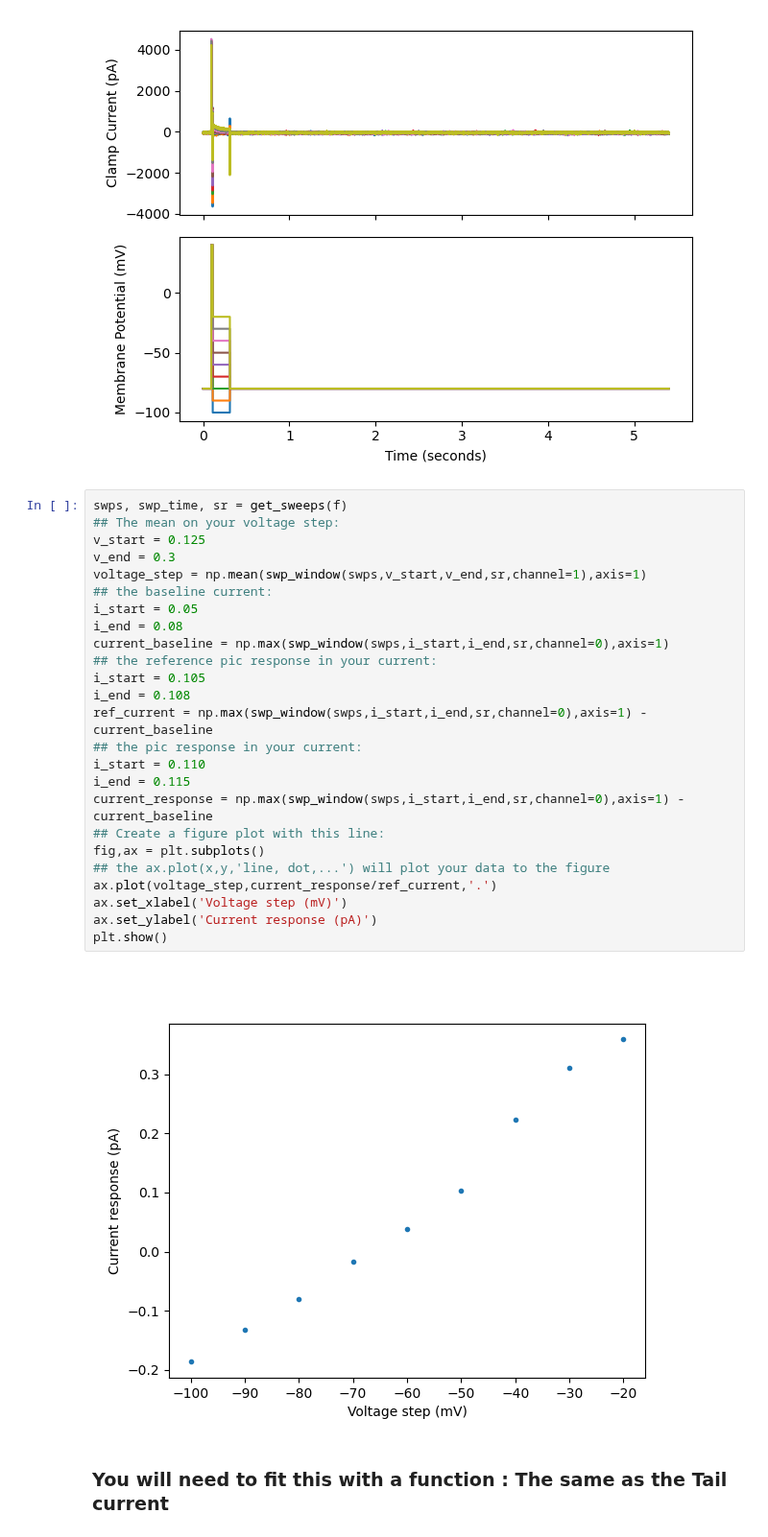
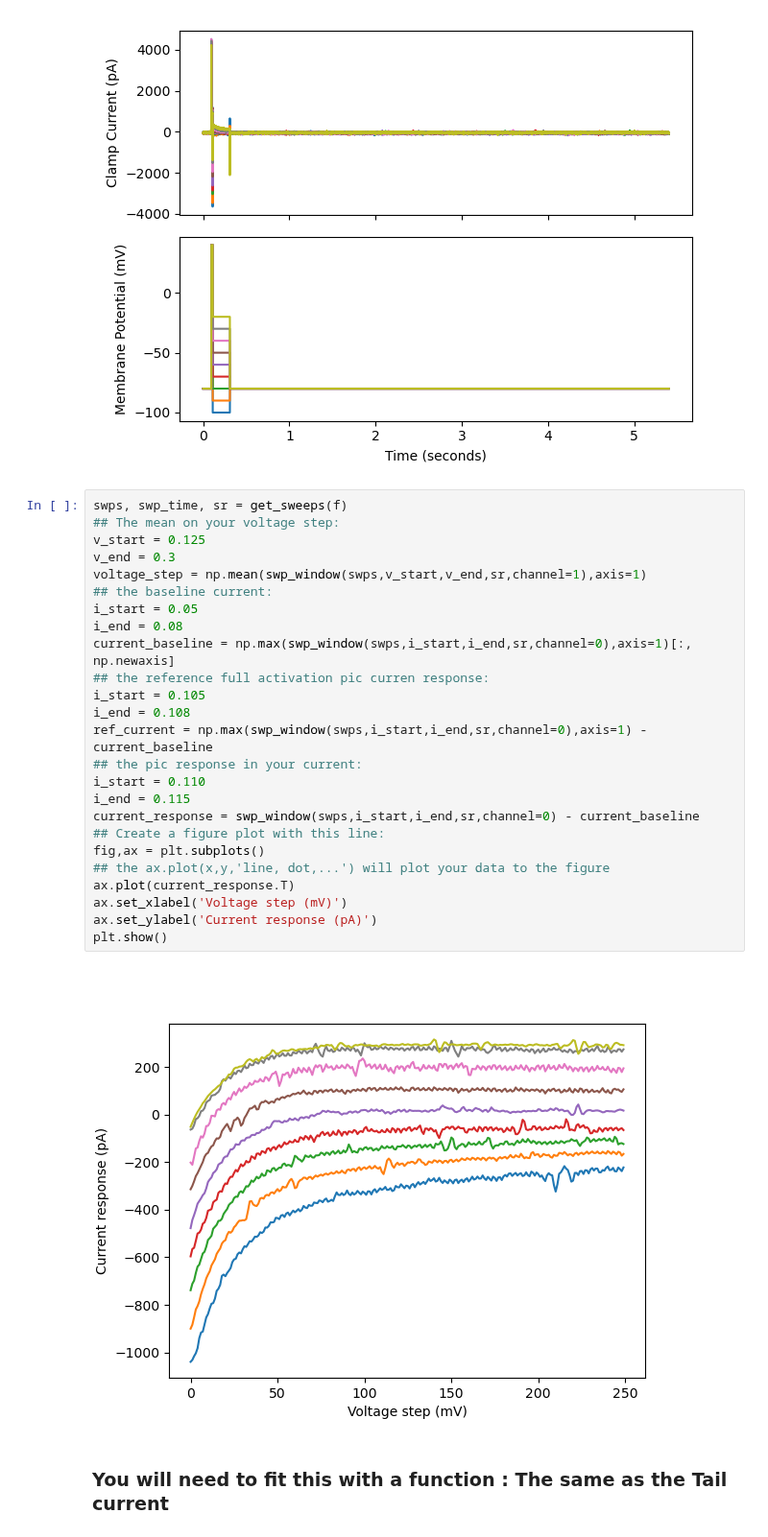
Before and after one commit to afmontarras/CSHL, a Jupyter notebook: Kv.ipynb, the cells around one changed output. Shown at 96% size. Cells and saved outputs as stored; diff of their text form.

```diff
--- a/Kv.ipynb
+++ b/Kv.ipynb
@@ -246,30 +245,30 @@ plot_swps(f)
 # %%
 swps, swp_time, sr = get_sweeps(f)
 ## The mean on your voltage step:
 v_start = 0.125
 v_end = 0.3
 voltage_step = np.mean(swp_window(swps,v_start,v_end,sr,channel=1),axis=1)
 ## the baseline current:
 i_start = 0.05
 i_end = 0.08
-current_baseline = np.max(swp_window(swps,i_start,i_end,sr,channel=0),axis=1)
-## the reference pic response in your current:
+current_baseline = np.max(swp_window(swps,i_start,i_end,sr,channel=0),axis=1)[:, np.newaxis]
+## the reference full activation pic curren response:
 i_start = 0.105
 i_end = 0.108
 ref_current = np.max(swp_window(swps,i_start,i_end,sr,channel=0),axis=1) - current_baseline
 ## the pic response in your current:
 i_start = 0.110
 i_end = 0.115
-current_response = np.max(swp_window(swps,i_start,i_end,sr,channel=0),axis=1) - current_baseline
+current_response = swp_window(swps,i_start,i_end,sr,channel=0) - current_baseline
 ## Create a figure plot with this line:
 fig,ax = plt.subplots()
 ## the ax.plot(x,y,'line, dot,...') will plot your data to the figure
-ax.plot(voltage_step,current_response/ref_current,'.')
+ax.plot(current_response.T)
 ax.set_xlabel('Voltage step (mV)')
 ax.set_ylabel('Current response (pA)')
 plt.show()
 # %% [output]
-[figure, old version]
+[figure, new version]
 # %% [markdown]
 ### You will need to fit this with a function : The same as the Tail current
 # %% [markdown]
```
Also changed, not shown: parts of 16 cells of this notebook.
